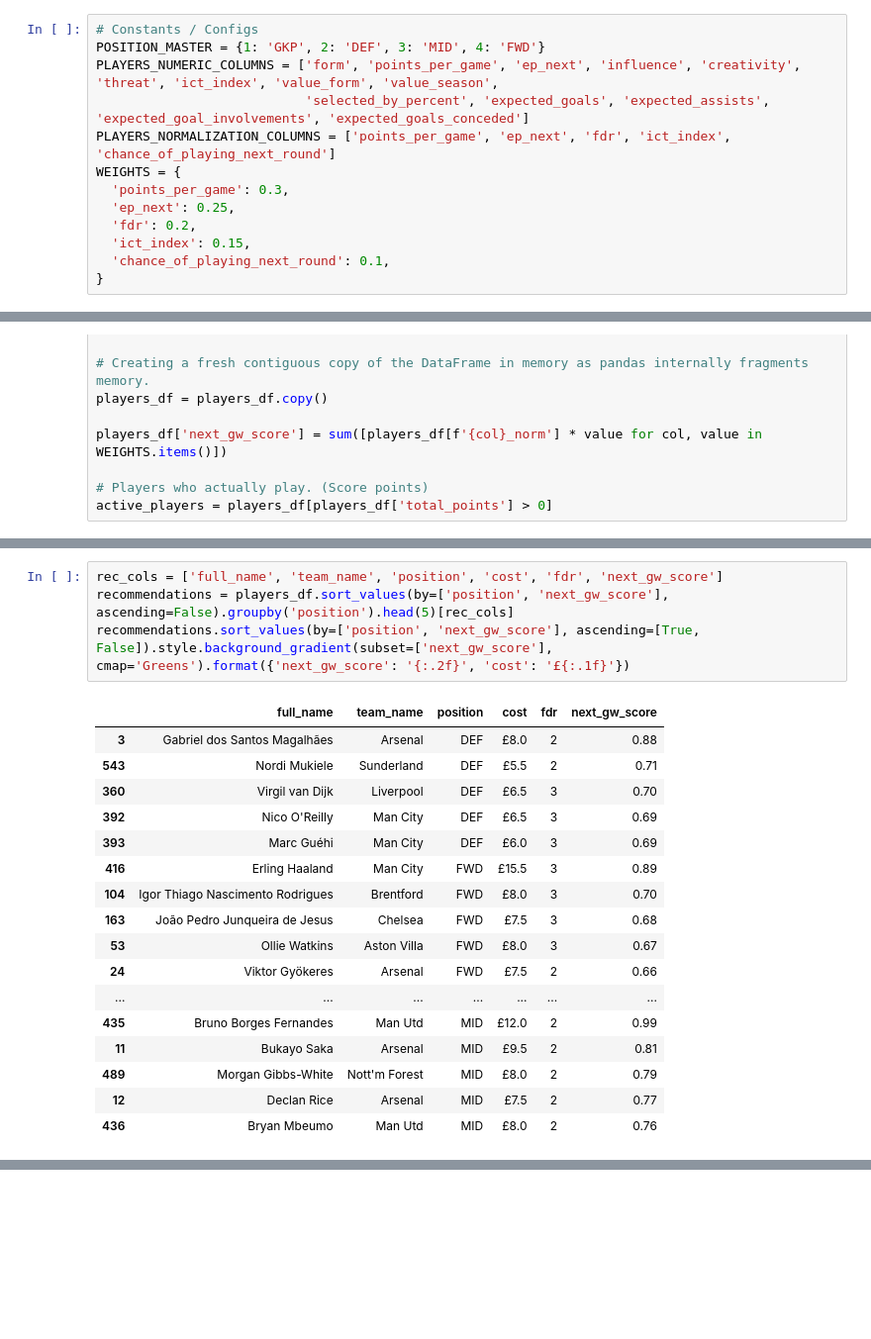
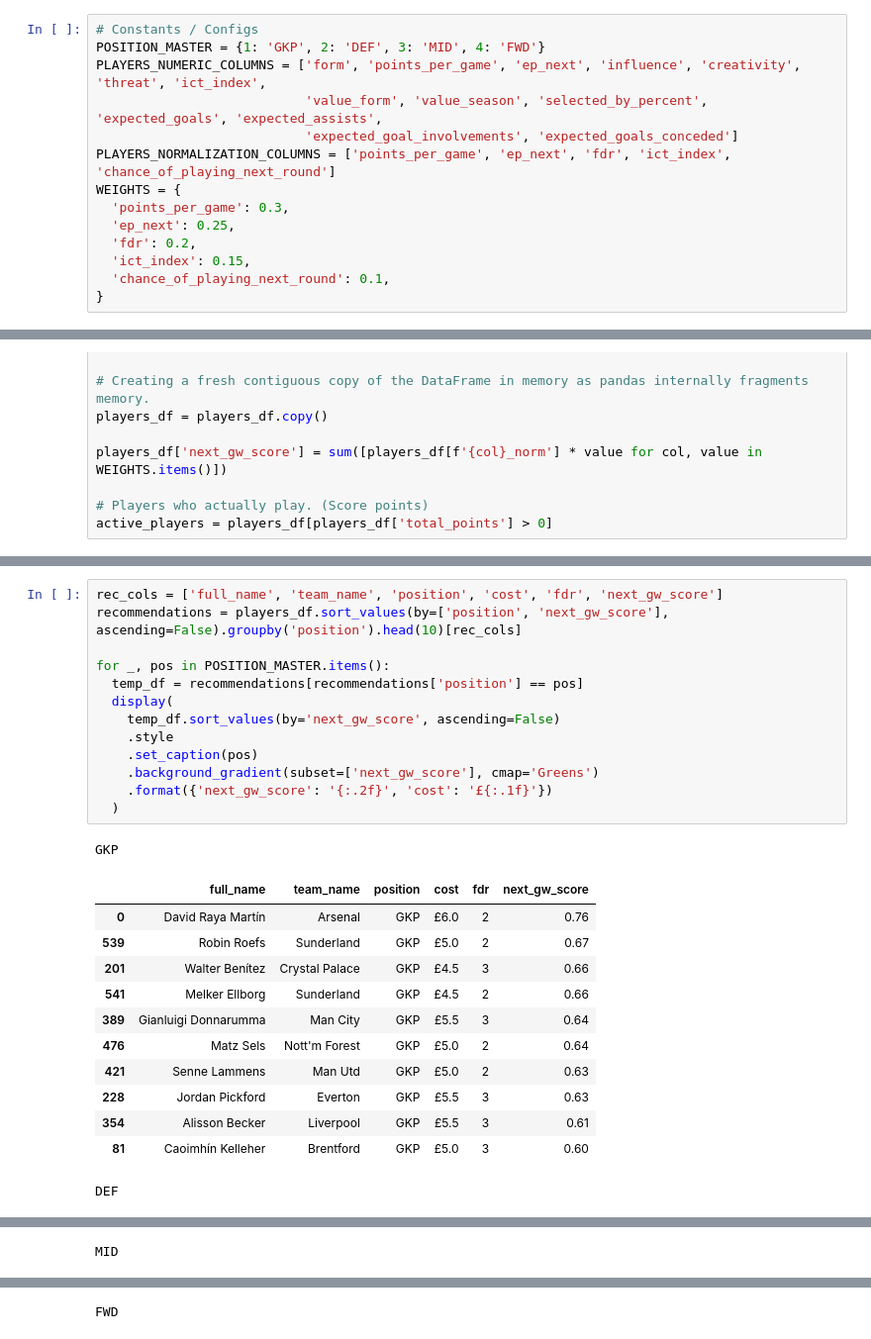
Before and after one commit to pratikmogaveera/fpl-analysis, a Jupyter notebook: fpl_analysis.ipynb, the cells around one changed output, grey strips where cells are left out. Shown at 99% size. Drawn from its saved outputs; the diff is of its cells as text; blank space fills up the shorter version.

```diff
--- a/fpl_analysis.ipynb
+++ b/fpl_analysis.ipynb
@@ -6,8 +6,9 @@ import seaborn as sns
 # %%
 # Constants / Configs
 POSITION_MASTER = {1: 'GKP', 2: 'DEF', 3: 'MID', 4: 'FWD'}
-PLAYERS_NUMERIC_COLUMNS = ['form', 'points_per_game', 'ep_next', 'influence', 'creativity', 'threat', 'ict_index', 'value_form', 'value_season',
-                           'selected_by_percent', 'expected_goals', 'expected_assists', 'expected_goal_involvements', 'expected_goals_conceded']
+PLAYERS_NUMERIC_COLUMNS = ['form', 'points_per_game', 'ep_next', 'influence', 'creativity', 'threat', 'ict_index',
+                           'value_form', 'value_season', 'selected_by_percent', 'expected_goals', 'expected_assists',
+                           'expected_goal_involvements', 'expected_goals_conceded']
 PLAYERS_NORMALIZATION_COLUMNS = ['points_per_game', 'ep_next', 'fdr', 'ict_index', 'chance_of_playing_next_round']
 WEIGHTS = {
   'points_per_game': 0.3,
@@ -113,22 +116,27 @@ plt.show()
 # %%
 rec_cols = ['full_name', 'team_name', 'position', 'cost', 'fdr', 'next_gw_score']
-recommendations = players_df.sort_values(by=['position', 'next_gw_score'], ascending=False).groupby('position').head(5)[rec_cols]
-recommendations.sort_values(by=['position', 'next_gw_score'], ascending=[True, False]).style.background_gradient(subset=['next_gw_score'], cmap='Greens').format({'next_gw_score': '{:.2f}', 'cost': '£{:.1f}'})
+recommendations = players_df.sort_values(by=['position', 'next_gw_score'], ascending=False).groupby('position').head(10)[rec_cols]
+
+for _, pos in POSITION_MASTER.items():
+  temp_df = recommendations[recommendations['position'] == pos]
+  display(
+    temp_df.sort_values(by='next_gw_score', ascending=False)
+    .style
+    .set_caption(pos)
+    .background_gradient(subset=['next_gw_score'], cmap='Greens')
+    .format({'next_gw_score': '{:.2f}', 'cost': '£{:.1f}'})
+  )
 # %% [output]
+GKP
 |  | full_name | team_name | position | cost | fdr | next_gw_score |
-| 3 | Gabriel dos Santos Magalhães | Arsenal | DEF | £8.0 | 2 | 0.88 |
-| 543 | Nordi Mukiele | Sunderland | DEF | £5.5 | 2 | 0.71 |
-| 360 | Virgil van Dijk | Liverpool | DEF | £6.5 | 3 | 0.70 |
-| 392 | Nico O'Reilly | Man City | DEF | £6.5 | 3 | 0.69 |
-| 393 | Marc Guéhi | Man City | DEF | £6.0 | 3 | 0.69 |
-| 416 | Erling Haaland | Man City | FWD | £15.5 | 3 | 0.89 |
-| 104 | Igor Thiago Nascimento Rodrigues | Brentford | FWD | £8.0 | 3 | 0.70 |
-| 163 | João Pedro Junqueira de Jesus | Chelsea | FWD | £7.5 | 3 | 0.68 |
-| 53 | Ollie Watkins | Aston Villa | FWD | £8.0 | 3 | 0.67 |
-| 24 | Viktor Gyökeres | Arsenal | FWD | £7.5 | 2 | 0.66 |
-| ... | ... | ... | ... | ... | ... | ... |
-| 435 | Bruno Borges Fernandes | Man Utd | MID | £12.0 | 2 | 0.99 |
-| 11 | Bukayo Saka | Arsenal | MID | £9.5 | 2 | 0.81 |
-| 489 | Morgan Gibbs-White | Nott'm Forest | MID | £8.0 | 2 | 0.79 |
-| 12 | Declan Rice | Arsenal | MID | £7.5 | 2 | 0.77 |
-| 436 | Bryan Mbeumo | Man Utd | MID | £8.0 | 2 | 0.76 |
+| 0 | David Raya Martín | Arsenal | GKP | £6.0 | 2 | 0.76 |
+| 539 | Robin Roefs | Sunderland | GKP | £5.0 | 2 | 0.67 |
+| 201 | Walter Benítez | Crystal Palace | GKP | £4.5 | 3 | 0.66 |
+| 541 | Melker Ellborg | Sunderland | GKP | £4.5 | 2 | 0.66 |
+| 389 | Gianluigi Donnarumma | Man City | GKP | £5.5 | 3 | 0.64 |
+| 476 | Matz Sels | Nott'm Forest | GKP | £5.0 | 2 | 0.64 |
+| 421 | Senne Lammens | Man Utd | GKP | £5.0 | 2 | 0.63 |
+| 228 | Jordan Pickford | Everton | GKP | £5.5 | 3 | 0.63 |
+| 354 | Alisson Becker | Liverpool | GKP | £5.5 | 3 | 0.61 |
+| 81 | Caoimhín Kelleher | Brentford | GKP | £5.0 | 3 | 0.60 |
+DEF
@@ -134,0 +154 @@ recommendations.sort_values(by=['position', 'next_gw_score'], ascending=[True, F
+MID
@@ -134,0 +166 @@ recommendations.sort_values(by=['position', 'next_gw_score'], ascending=[True, F
+FWD
```
Also changed, not shown: parts of 4 cells of this notebook.
